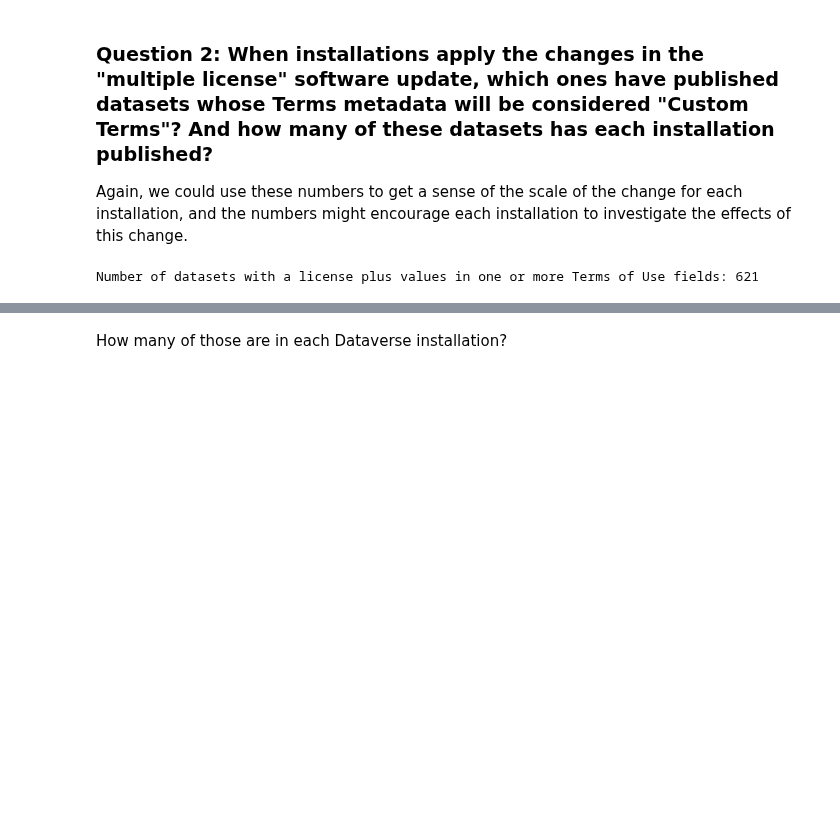
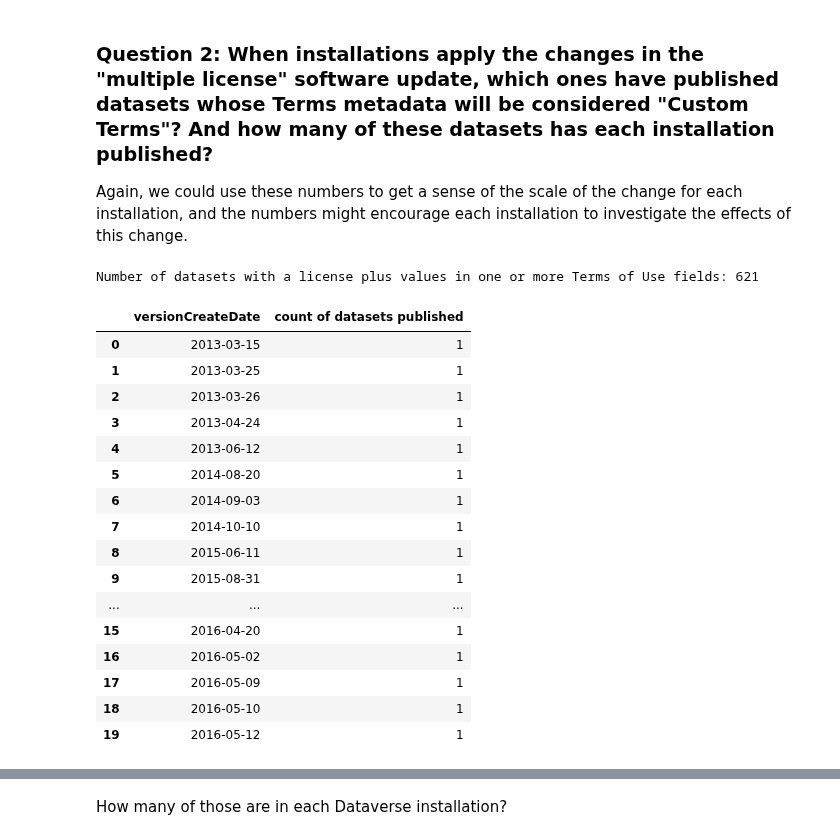
Before and after one commit to jggautier/ux-research-data-analysis, a Jupyter notebook: notebooks/Terms_metadata_in_Dataverse_repositories/Datasets with license plus terms of use metadata/Datasets with license plus terms of use metadata.ipynb, the cells around one changed output, grey strips where cells are left out. Drawn from its saved outputs; the diff is of its cells as text; code cells hidden in the pictures; blank space fills up the shorter version.

```diff
--- a/notebooks/Terms_metadata_in_Dataverse_repositories/Datasets with license plus terms of use metadata/Datasets with license plus terms of use metadata.ipynb
+++ b/notebooks/Terms_metadata_in_Dataverse_repositories/Datasets with license plus terms of use metadata/Datasets with license plus terms of use metadata.ipynb
@@ -88,6 +89,13 @@ latestversion = latestversion.replace(r'^\s*$', np.nan, regex=True)
 
 # Dartmouth's repository exports JSON files with "Root" in the "publisher" key. Replace "Root" with "Dartmouth"
 latestversion['publisher'] = latestversion['publisher'].replace(['Root'],'Dartmouth')
+
+# Add column with just the date (no time) of the versionCreateTime for each dataset
+latestversion['versionCreateDate'] = pd.to_datetime(latestversion['versionCreateTime']).dt.date
+
+# Make sure values in the two date columns are interpreted as dates
+dateColumns = ['versionCreateTime', 'versionCreateDate']
+latestversion[dateColumns] = latestversion[dateColumns].apply(pd.to_datetime)
 # %%
 print('Number of datasets: %s' % (len(latestversion)))
 print('Number of installations: %s' % (len(latestversion.publisher.unique())))
@@ -112,11 +120,8 @@ countDatasetsByInstallation.head()
 # %% [markdown]
 How many of those datasets have metadata with any Terms information?
 # %%
-# Retain only columns containing the publisher name, dataset PID, the date when the latest version was published, and any values in the license and Terms of Use fields
+# Retain only columns containing the publisher name, dataset PID, the date columns when the latest versions were published, and any values in the license and Terms of Use fields
 latestversion = latestversion[[
-    'publisher', 'persistentUrl', 'versionCreateTime', 'license', 'termsOfUse', 'confidentialityDeclaration', 'specialPermissions',
+    'publisher', 'persistentUrl', 'versionCreateTime', 'versionCreateDate', 'license', 'termsOfUse', 'confidentialityDeclaration', 'specialPermissions',
     'restrictions', 'citationRequirements', 'depositorRequirements', 'conditions', 'disclaimer'
 ]]
-
-# Make sure the versionCreateTime column is recognized as a date field
-latestversion['versionCreateTime']= pd.to_datetime(latestversion['versionCreateTime'])
@@ -165,12 +179,11 @@ Number of datasets with no Terms metadata: 12810
 Again, we could use these numbers to get a sense of the scale of the change for each installation, and the numbers might encourage each installation to investigate the effects of this change.
 # %%
 # Create a new dataframe with the datasets that have a value in the licenses field (that is, their license field is not null or "NONE") plus one or more values in the Terms of Use fields
-
-latestversionCustomTerms = (latestversion
+datasetsWithCustomTerms = (latestversion
                             .query('(license == "CC0" or license == "CCBY" or license == "CC BY") and (confidentialityDeclaration.notnull() or specialPermissions.notnull() or restrictions.notnull() or citationRequirements.notnull() or depositorRequirements.notnull() or conditions.notnull() or disclaimer.notnull())')
                             .reset_index(drop = True, inplace = False)
                             )
 
-print('Number of datasets with a license plus values in one or more Terms of Use fields: %s' % (len(latestversionCustomTerms)))
+print('Number of datasets with a license plus values in one or more Terms of Use fields: %s' % (len(datasetsWithCustomTerms)))
 # %% [output]
 Number of datasets with a license plus values in one or more Terms of Use fields: 621
@@ -176,0 +193,35 @@ Number of datasets with a license plus values in one or more Terms of Use fields
+# %%
+# Get count of these datasets by versionCreateTime
+dailyCountOfDatasetsWithCustomTerms = (
+
+    # Retain only these columns
+    datasetsWithCustomTerms[[
+        'versionCreateDate', 'persistentUrl']]
+
+        # Group versionCreateDate column to get count of persistentUrls each day
+        .value_counts(subset=['versionCreateDate'])
+        .to_frame('count of datasets published')
+
+        .sort_values(by=['versionCreateDate'], inplace=False, ascending=True)
+        .reset_index(drop=False, inplace=False)
+)
+
+dailyCountOfDatasetsWithCustomTerms.head(20)
+# %% [output]
+|  | versionCreateDate | count of datasets published |
+| 0 | 2013-03-15 | 1 |
+| 1 | 2013-03-25 | 1 |
+| 2 | 2013-03-26 | 1 |
+| 3 | 2013-04-24 | 1 |
+| 4 | 2013-06-12 | 1 |
+| 5 | 2014-08-20 | 1 |
+| 6 | 2014-09-03 | 1 |
+| 7 | 2014-10-10 | 1 |
+| 8 | 2015-06-11 | 1 |
+| 9 | 2015-08-31 | 1 |
+| ... | ... | ... |
+| 15 | 2016-04-20 | 1 |
+| 16 | 2016-05-02 | 1 |
+| 17 | 2016-05-09 | 1 |
+| 18 | 2016-05-10 | 1 |
+| 19 | 2016-05-12 | 1 |
```
Also changed, not shown: parts of 4 cells of this notebook.
